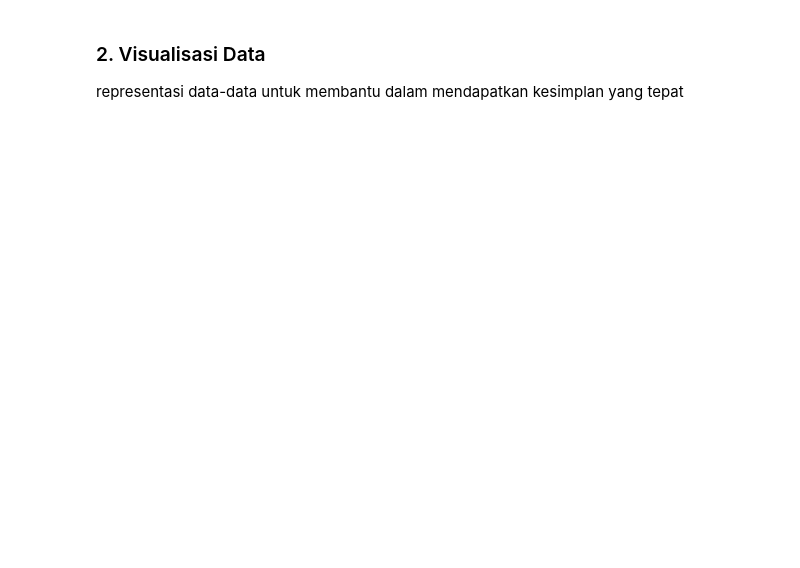
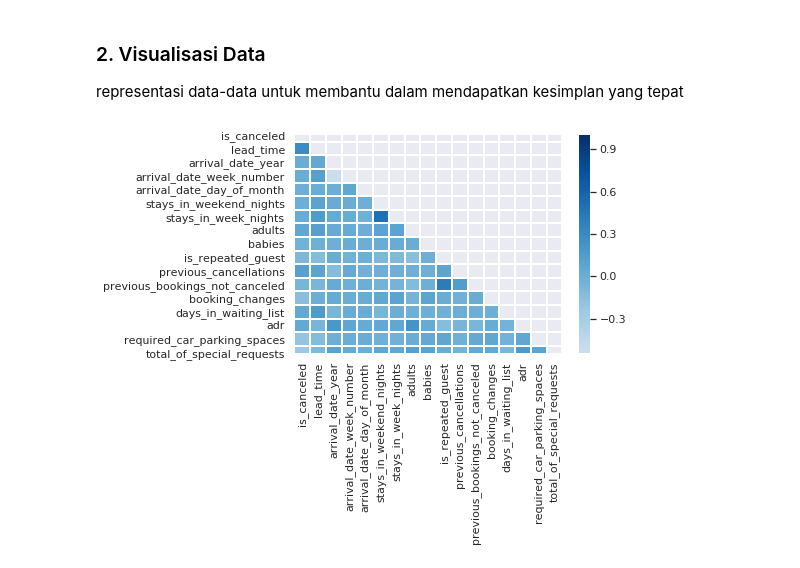
Before and after one commit to cahyoardhi/ugm-find-it-data-analytic, a Jupyter notebook: analyst.ipynb, the cells around one changed output. Saved outputs shown, nothing was run; the diff lists cells and outputs as text; code cells hidden in the pictures; blank space fills up the shorter version.

```diff
--- a/analyst.ipynb
+++ b/analyst.ipynb
@@ -153,0 +161,3 @@ Name: reservation_status, dtype: int64
+# %%
+df_new = df_new.dropna(axis=1)
+df_new['arrival_date_month'].value_counts()
@@ -153,0 +178,11 @@ Name: reservation_status, dtype: int64
+# %%
+df_new['hotel'] = df_new['hotel'].astype('category')
+df_new['arrival_date_month'] = df_new['arrival_date_month'].astype('category')
+df_new['meal'] = df_new['meal'].astype('category')
+df_new['market_segment'] = df_new['market_segment'].astype('category')
+df_new['distribution_channel'] = df_new['distribution_channel'].astype('category')
+df_new['reserved_room_type'] = df_new['reserved_room_type'].astype('category')
+df_new['assigned_room_type'] = df_new['assigned_room_type'].astype('category')
+df_new['deposit_type'] = df_new['deposit_type'].astype('category')
+df_new['customer_type'] = df_new['customer_type'].astype('category')
+df_new['reservation_status'] = df_new['reservation_status'].astype('category')
@@ -159,0 +213,8 @@ sns.set()
+# %%
+sns.set()
+corr = df_new.corr()
+mask = np.triu(np.ones_like(corr,dtype=bool))
+sns.heatmap(corr,mask=mask,center=0,linewidth=1,cmap='Blues')
+plt.show()
+# %% [output]
+[figure, added]
```
Also changed, not shown: parts of 11 cells of this notebook, 1 other file.
